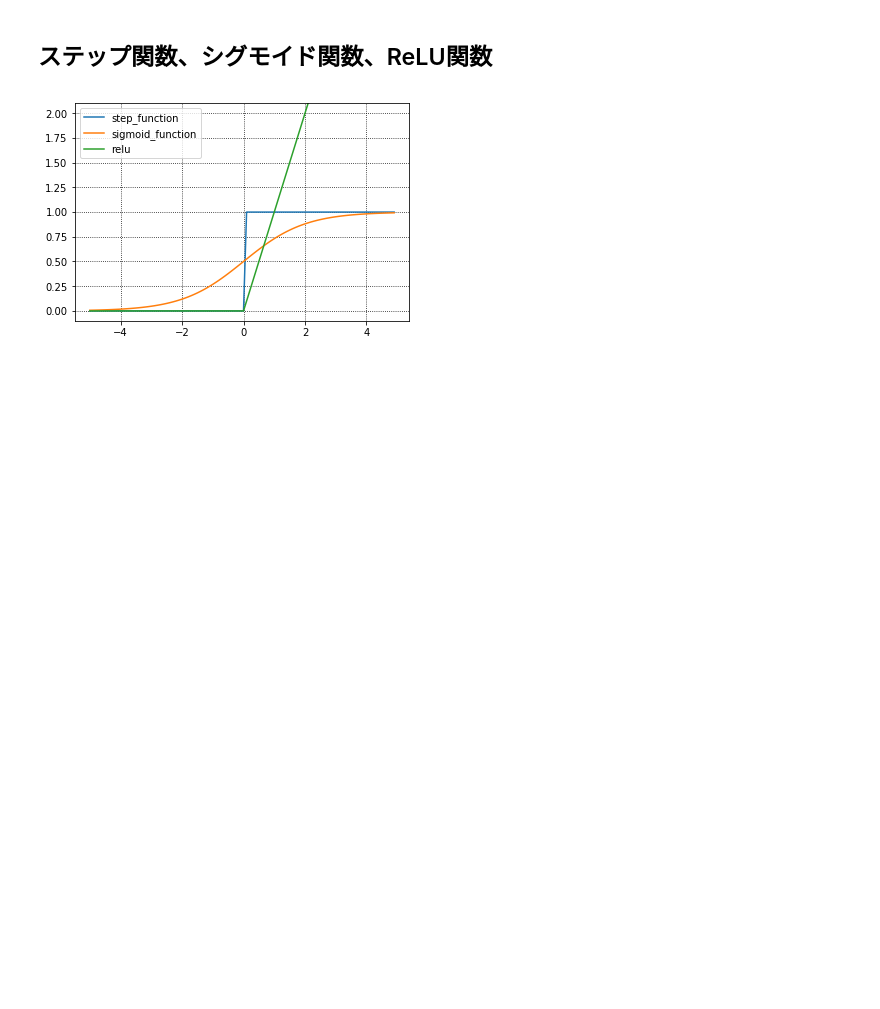
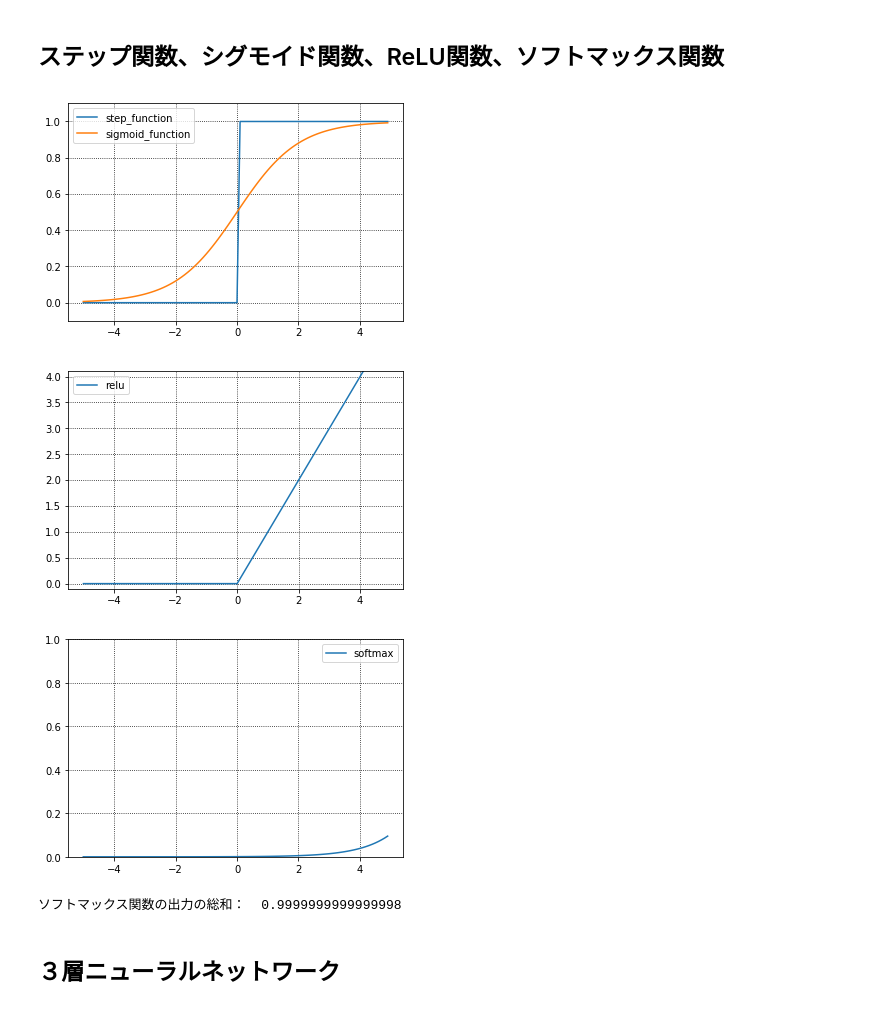
Before and after one commit to kusafusa-k/-Deep-Learning, a Jupyter notebook: ３章まとめ.ipynb, the cells around one changed output. Cells and saved outputs as stored; diff of their text form; code cells hidden in the pictures; blank space fills up the shorter version.

```diff
--- a/３章まとめ.ipynb
+++ b/３章まとめ.ipynb
@@ -37,41 +48,71 @@ $$
 - 入力データのまとまりをバッチと言い、バッチ単位で推論処理を行うことで、計算を高速に行うことができる
 # %% [markdown]
-## ステップ関数、シグモイド関数、ReLU関数
+## ステップ関数、シグモイド関数、ReLU関数、ソフトマックス関数
 # %%
 import numpy as np
 import matplotlib.pylab as plt
 
-
 def step_function(x):
+    """ステップ関数"""
 #     y = x > 0
 #     return y.astype(np.int)
     return np.array(x > 0, dtype = np.int)
 
 
 def sigmoid_function(x):
+    """シグモイド関数"""
     return 1 / (1 + np.exp(-x))
 
 
 def relu(x):
+    """ReLU関数"""
     return np.maximum(0, x)
 
-
-if __name__ == '__main__':
-    X = np.arange(-5.0, 5.0, 0.1)
-
-    Y = step_function(X)
-    plt.plot(X, Y, label='step_function')
-
-    Y = sigmoid_function(X)
-    plt.plot(X, Y, label='sigmoid_function')
-
-    Y = relu(X)
-    plt.plot(X, Y, label='relu')
-
-    plt.grid(which='major',color='black',linestyle=':')
-    plt.grid(which='minor',color='black',linestyle=':')
-    plt.legend()
-    plt.ylim(-0.1, 2.1)  # 図で描画するy軸の範囲を指定
-    plt.show()
+def softmax(x):
+    """ソフトマックス関数"""
+    exp_a = np.exp(x)
+    sum_exp_a = np.sum(exp_a)
+    y = exp_a / sum_exp_a
+    return y
-# %% [output]
-[figure, removed]
+# %%
+if __name__ == '__main__':
+    X = np.arange(-5.0, 5.0, 0.1)
+
+    Y = step_function(X)
+    plt.plot(X, Y, label='step_function')
+
+    Y = sigmoid_function(X)
+    plt.plot(X, Y, label='sigmoid_function')
+
+    plt.grid(which='major',color='black',linestyle=':')
+    plt.grid(which='minor',color='black',linestyle=':')
+    plt.legend()
+    plt.ylim(-0.1, 1.1)  # 図で描画するy軸の範囲を指定
+    plt.show()
+
+    Y = relu(X)
+    plt.plot(X, Y, label='relu')
+
+    plt.grid(which='major',color='black',linestyle=':')
+    plt.grid(which='minor',color='black',linestyle=':')
+    plt.legend()
+    plt.ylim(-0.1, 4.1)  # 図で描画するy軸の範囲を指定
+    plt.show()
+
+    Y = softmax(X)
+    plt.plot(X, Y, label='softmax')
+
+    plt.grid(which='major',color='black',linestyle=':')
+    plt.grid(which='minor',color='black',linestyle=':')
+    plt.legend()
+    plt.ylim(0, 1.0)  # 図で描画するy軸の範囲を指定
+    plt.show()
+
+    print('ソフトマックス関数の出力の総和： ', np.sum(Y))
+# %% [output]
+[figure, added]
+[figure, added]
+[figure, added]
+ソフトマックス関数の出力の総和：  0.9999999999999998
+# %% [markdown]
+## ３層ニューラルネットワーク
```
Also changed, not shown: parts of 8 cells of this notebook.
